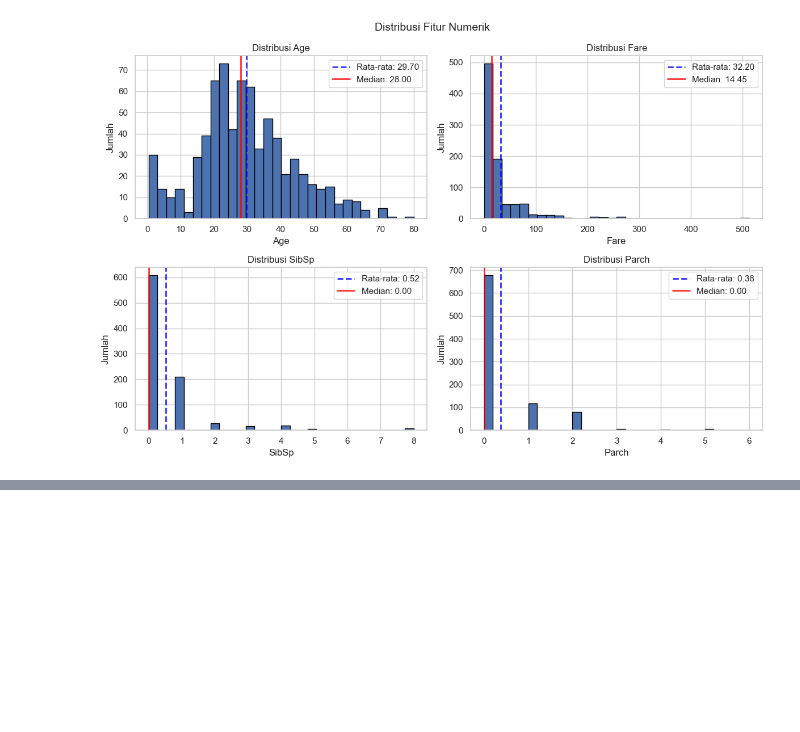
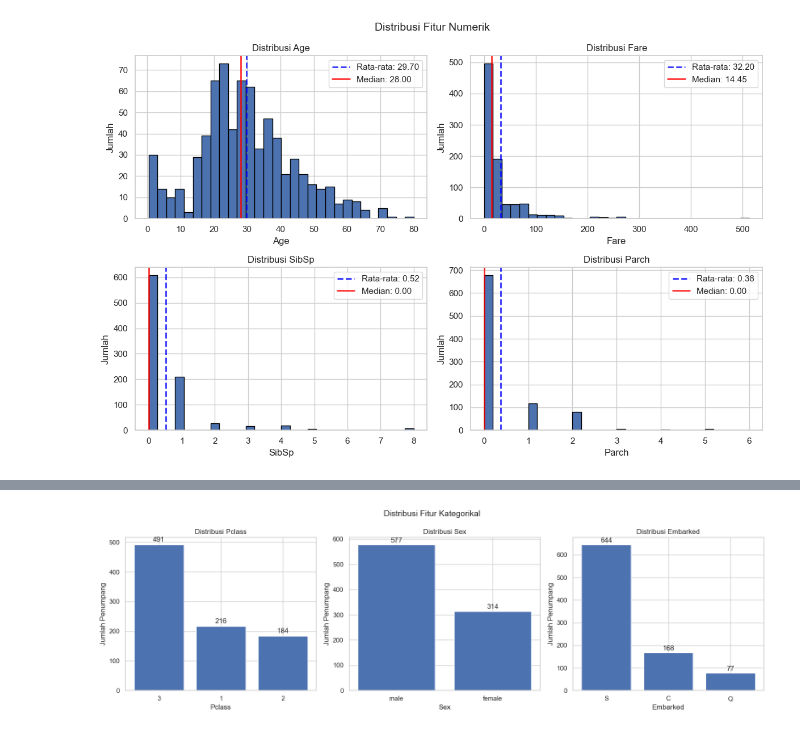
Before and after one commit to brrraar/Prediksi-Survivalbility-Titanic, a Jupyter notebook: 1_eda.ipynb, the cells around one changed output, grey strips where cells are left out. Drawn from its saved outputs; the diff is of its cells as text; code cells hidden in the pictures; blank space fills up the shorter version.

```diff
--- a/1_eda.ipynb
+++ b/1_eda.ipynb
@@ -166,0 +187,30 @@ plt.show()
+# %%
+# Kolom kategorikal yang akan dianalisis
+kolom_kategorikal = ["Pclass", "Sex", "Embarked"]
+
+# Membuat 3 diagram balok
+fig, axes = plt.subplots(1, 3, figsize=(16, 5))
+
+for i, kolom in enumerate(kolom_kategorikal):
+    # Menghitung jumlah masing-masing kategori
+    jumlah = df[kolom].value_counts()
+
+    # Diagram balok
+    axes[i].bar(jumlah.index.astype(str), jumlah.values)
+
+    # Judul dan label
+    axes[i].set_title(f"Distribusi {kolom}")
+    axes[i].set_xlabel(kolom)
+    axes[i].set_ylabel("Jumlah Penumpang")
+
+    # Menampilkan jumlah di atas setiap balok
+    for j, nilai in enumerate(jumlah.values):
+        axes[i].text(j, nilai + 10, str(nilai), ha="center")
+
+# Judul utama
+plt.suptitle("Distribusi Fitur Kategorikal", fontsize=14)
+
+plt.tight_layout()
+plt.show()
+# %% [output]
+[figure, added]
```
Also changed, not shown: parts of 1 cell of this notebook.
